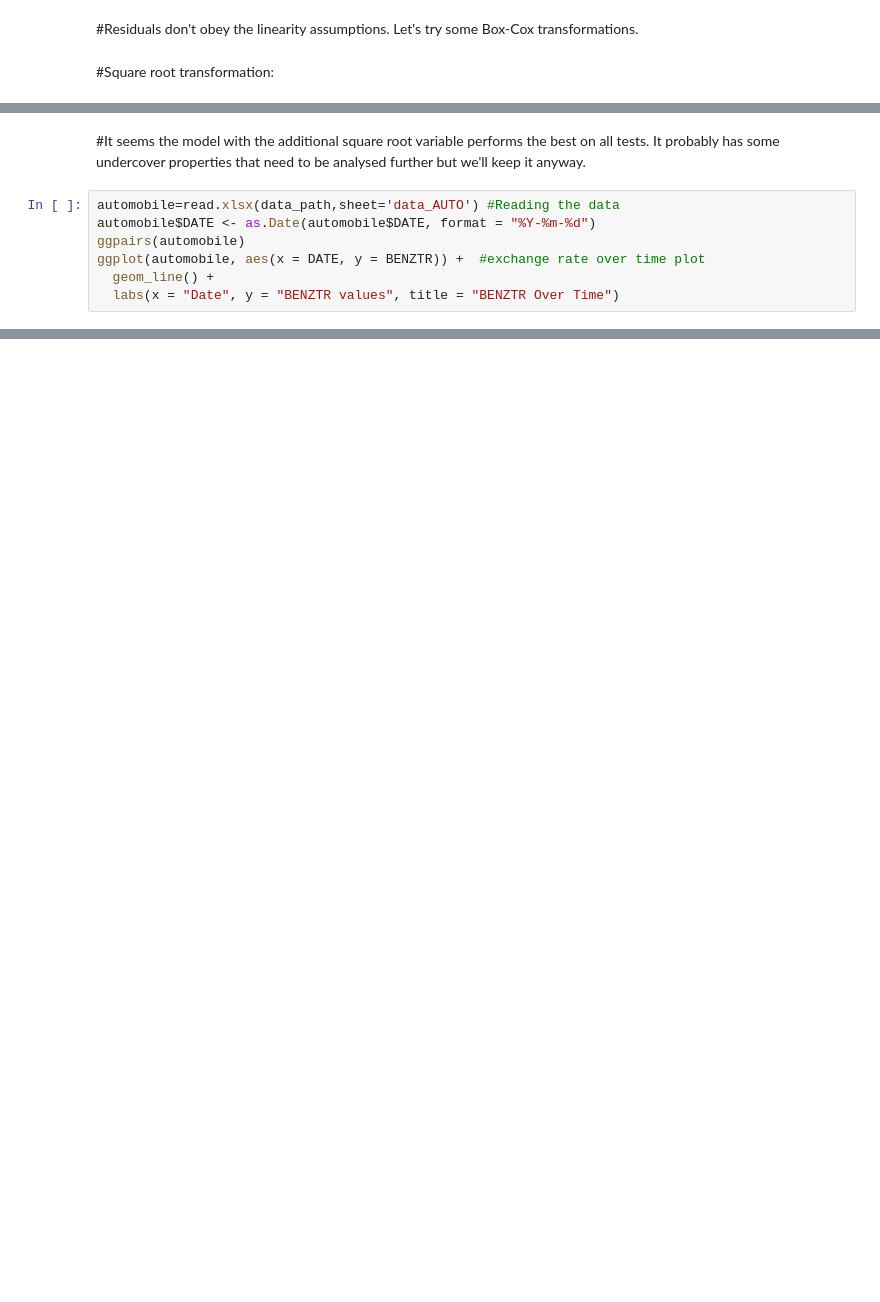
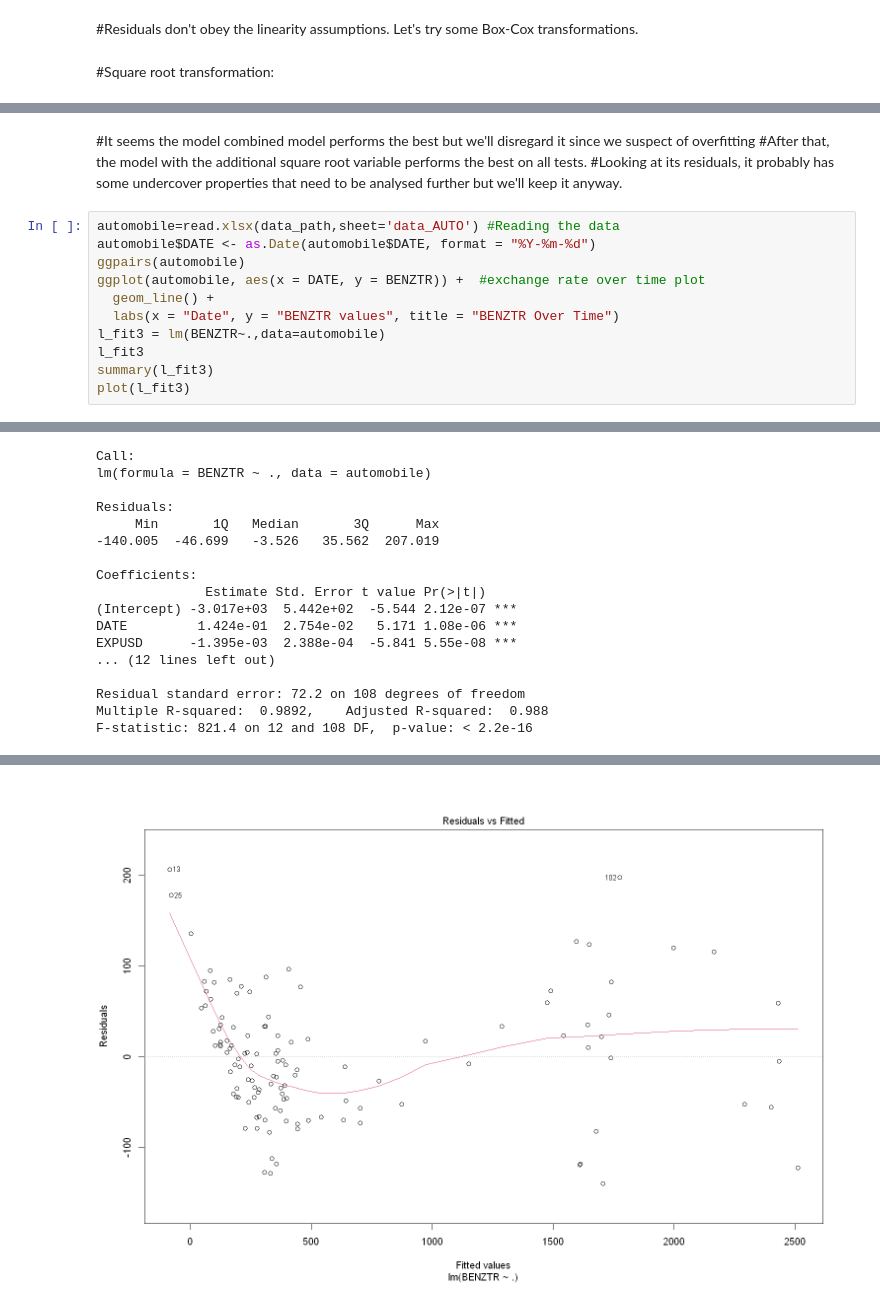
Before and after one commit to BU-IE-360/spring24-kayrasenerr, a Jupyter notebook: rtest.ipynb, the cells around one changed output, grey strips where cells are left out. Cells and saved outputs as stored; diff of their text form; blank space fills up the shorter version.

```diff
--- a/rtest.ipynb
+++ b/rtest.ipynb
@@ -396,5 +421,7 @@ print(perf_result)
 # %% [markdown]
-#It seems the model with the additional square root variable performs the best on all tests. It probably has some undercover properties that need to be analysed further but we'll keep it anyway.
+#It seems the model combined model performs the best but we'll disregard it since we suspect of overfitting
+#After that, the model with the additional square root variable performs the best on all tests.
+#Looking at its residuals, it probably has some undercover properties that need to be analysed further but we'll keep it anyway.
 # %%
 automobile=read.xlsx(data_path,sheet='data_AUTO') #Reading the data
 automobile$DATE <- as.Date(automobile$DATE, format = "%Y-%m-%d")
@@ -402,5 +429,9 @@ ggpairs(automobile)
 ggplot(automobile, aes(x = DATE, y = BENZTR)) +  #exchange rate over time plot
   geom_line() +
   labs(x = "Date", y = "BENZTR values", title = "BENZTR Over Time")
+l_fit3 = lm(BENZTR~.,data=automobile)
+l_fit3
+summary(l_fit3)
+plot(l_fit3)
 # %% [output]
 [figure]
@@ -407 +448,19 @@ ggplot(automobile, aes(x = DATE, y = BENZTR)) +  #exchange rate over time plot
+Call:
+lm(formula = BENZTR ~ ., data = automobile)
+
+Residuals:
+     Min       1Q   Median       3Q      Max
+-140.005  -46.699   -3.526   35.562  207.019
+
+Coefficients:
+              Estimate Std. Error t value Pr(>|t|)
+(Intercept) -3.017e+03  5.442e+02  -5.544 2.12e-07 ***
+DATE         1.424e-01  2.754e-02   5.171 1.08e-06 ***
+EXPUSD      -1.395e-03  2.388e-04  -5.841 5.55e-08 ***
+... (12 lines left out)
+
+Residual standard error: 72.2 on 108 degrees of freedom
+Multiple R-squared:  0.9892,    Adjusted R-squared:  0.988
+F-statistic: 821.4 on 12 and 108 DF,  p-value: < 2.2e-16
 [figure]
+[figure, added]
```
Also changed, not shown: parts of 25 cells of this notebook, 1 other file.
